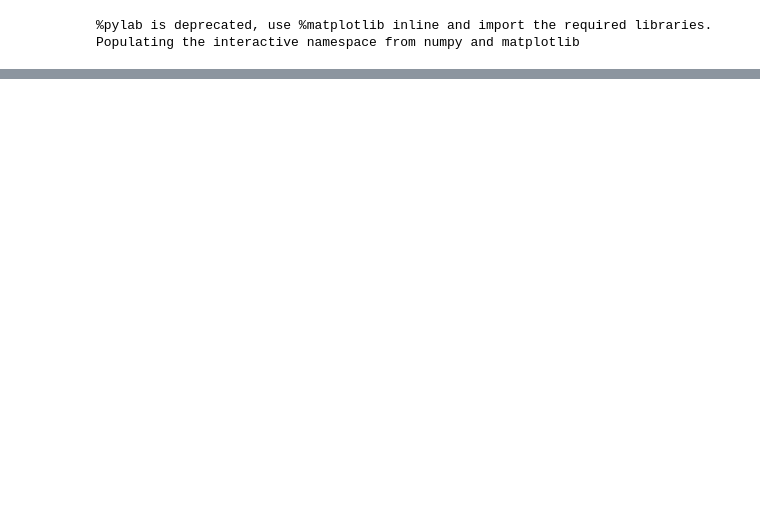
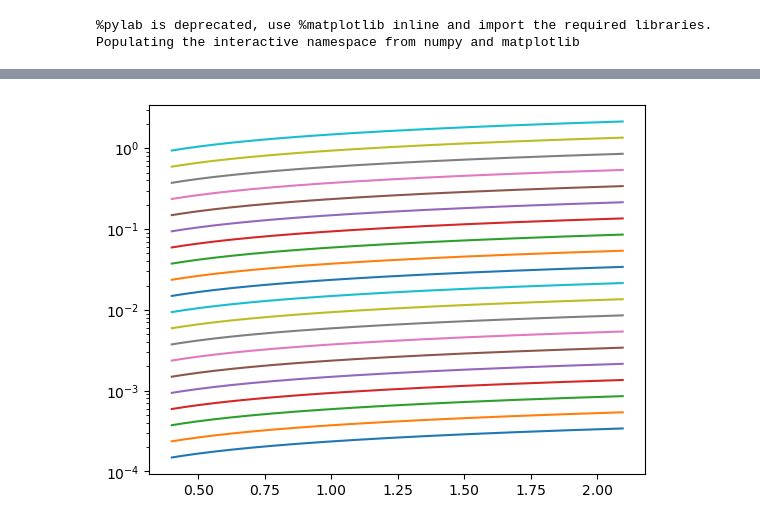
Before and after one commit to SiminTong/fargo3d_coala_devel, a Jupyter notebook: setups/fargo_multifluid/dustsize.ipynb, the cells around one changed output, grey strips where cells are left out. Saved outputs shown, nothing was run; the diff lists cells and outputs as text; code cells hidden in the pictures; blank space fills up the shorter version.

```diff
--- a/setups/fargo_multifluid/dustsize.ipynb
+++ b/setups/fargo_multifluid/dustsize.ipynb
@@ -37,0 +42,8 @@ show()
+# %%
+### plot radial velocity
+for m in range(Ndust):
+    plot(rmed, stokes[m])
+yscale('log')
+show()
+# %% [output]
+[figure, added]
```
Also changed, not shown: parts of 4 cells of this notebook, 4 other files.
